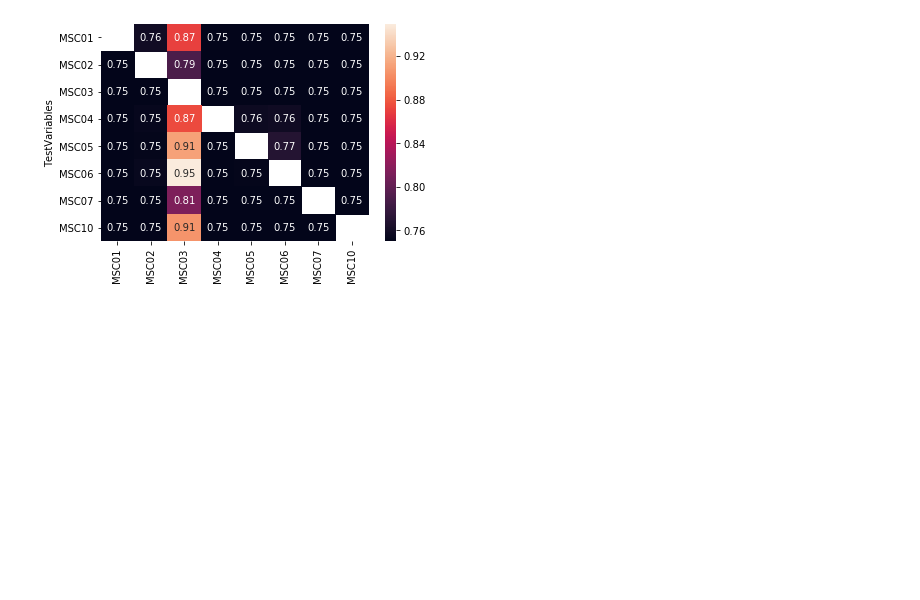
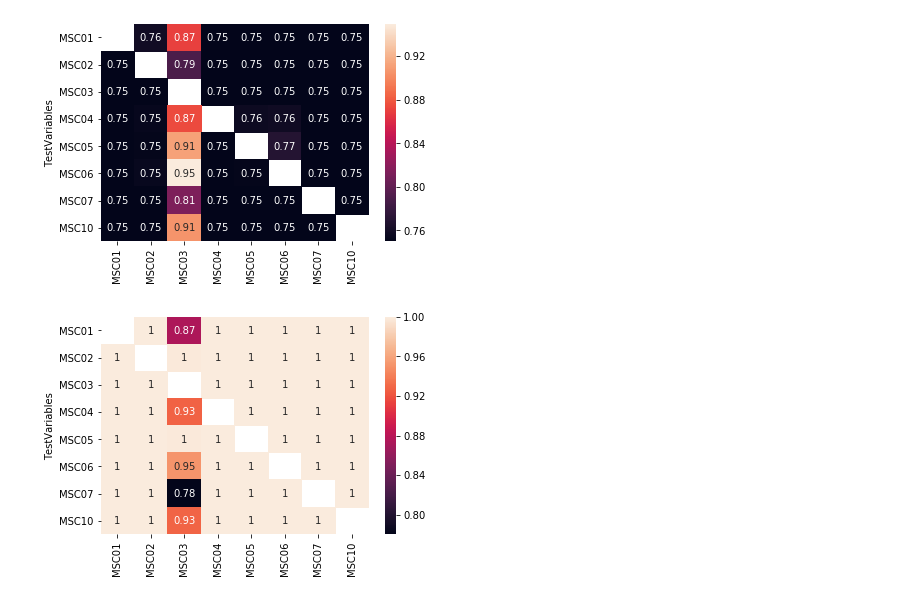
Before and after one commit to GrattonLab/MSC_Alexis, a Jupyter notebook: analysis/code/MVPA/ACC_distributions_DS.ipynb, the cells around one changed output. Drawn from its saved outputs; the diff is of its cells as text; code cells hidden in the pictures; blank space fills up the shorter version.

```diff
--- a/analysis/code/MVPA/ACC_distributions_DS.ipynb
+++ b/analysis/code/MVPA/ACC_distributions_DS.ipynb
@@ -9,6 +9,18 @@ all_df=pd.read_csv('~/Desktop/MSC_Alexis/analysis/output/results/MVPA_mat/betwee
 all_df.replace(0, np.nan, inplace=True)
 all_df.rename(columns={'Row':'TestVariables'}, inplace=True)
 all_df.set_index('TestVariables', inplace=True)
+
+
+all_task=pd.read_csv('~/Desktop/MSC_Alexis/analysis/output/results/MVPA_mat/between_sub_test/onlyGood_taskOnly_all_acc.csv')
+all_task.replace(0, np.nan, inplace=True)
+all_task.rename(columns={'Row':'TestVariables'}, inplace=True)
+all_task.set_index('TestVariables', inplace=True)
+
+
+all_rest=pd.read_csv('~/Desktop/MSC_Alexis/analysis/output/results/MVPA_mat/between_sub_test/onlyGood_restOnly_all_acc.csv')
+#all_rest.replace(0, np.nan, inplace=True)
+all_rest.rename(columns={'Row':'TestVariables'}, inplace=True)
+all_rest.set_index('TestVariables', inplace=True)
 # %%
 mem_days=pd.read_csv('~/Desktop/MSC_Alexis/analysis/output/results/MVPA_mat/between_sub_test/memclean_days.csv')
 motor_days=pd.read_csv('~/Desktop/MSC_Alexis/analysis/output/results/MVPA_mat/between_sub_test/motorclean_days.csv')
@@ -370,3 +382,9 @@ fig=ax.get_figure()
 fig.savefig('/Users/Alexis/Desktop/MSC_Alexis/analysis/output/images/onlyGood_between_sub_all_heatmap.png', bbox_inches='tight')
 # %% [output]
 [figure]
+# %%
+ax=sns.heatmap(all_task, annot=True)
+fig=ax.get_figure()
+fig.savefig('/Users/Alexis/Desktop/MSC_Alexis/analysis/output/images/onlyGood_between_sub_taskOnly_heatmap.png', bbox_inches='tight')
+# %% [output]
+[figure, added]
```
Also changed, not shown: parts of 1 cell of this notebook, 7 other files.
